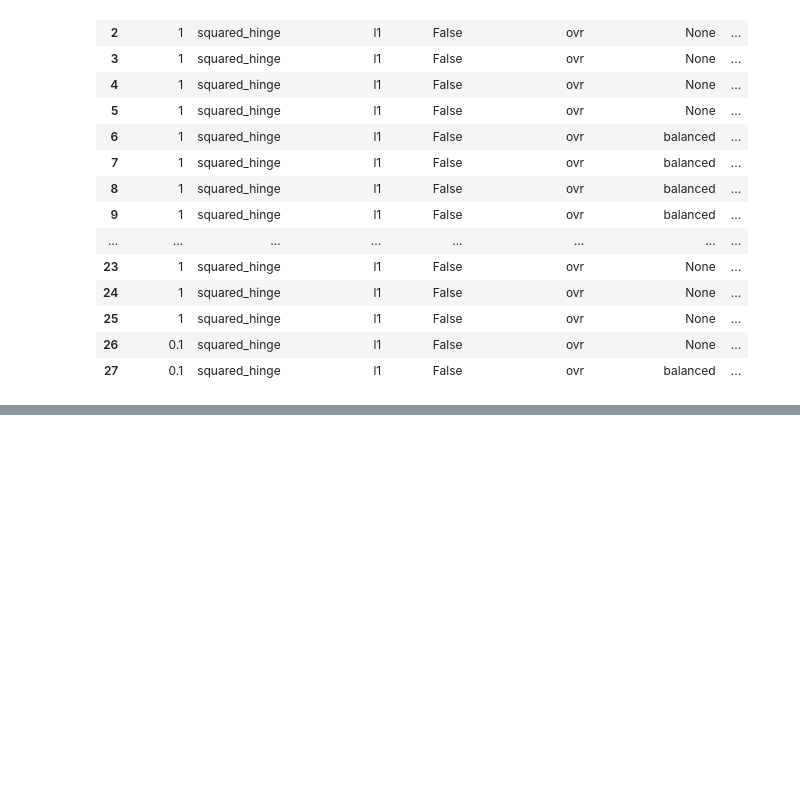
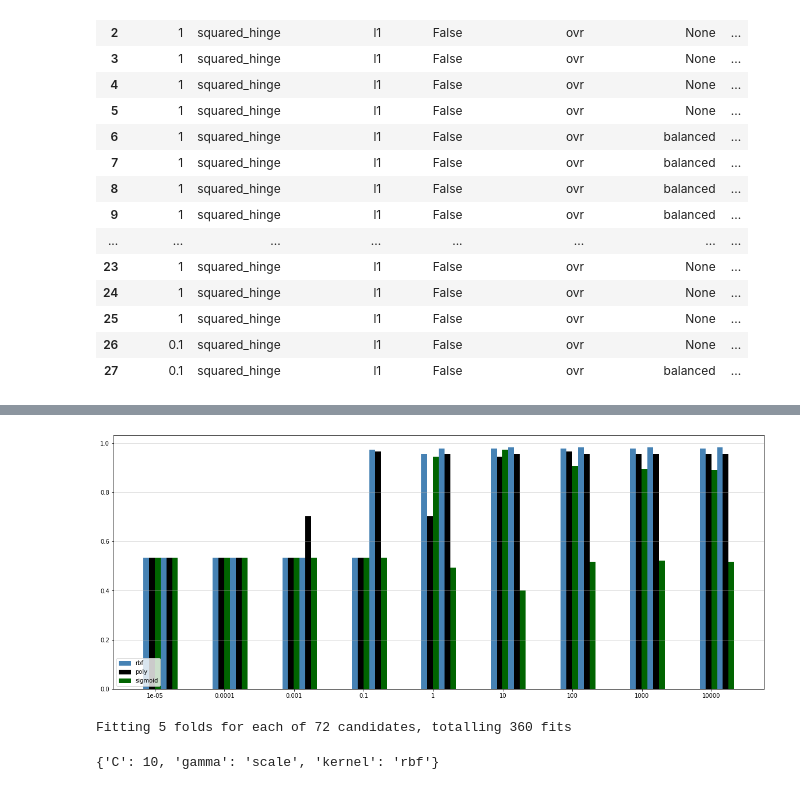
Before and after one commit to andreafabbricatore/ailab, a Jupyter notebook: Cubo_svm/HCC_svm.ipynb, the cells around one changed output, grey strips where cells are left out. Drawn from its saved outputs; the diff is of its cells as text; code cells hidden in the pictures; blank space fills up the shorter version.

```diff
--- a/Cubo_svm/HCC_svm.ipynb
+++ b/Cubo_svm/HCC_svm.ipynb
@@ -366,0 +456,5 @@ Final accuracy = 99.4737%
+# %%
+svm_res_ng = pd.DataFrame(gsin.cv_results_)[["param_C", "param_kernel", "param_gamma", "mean_test_score", "rank_test_score"]]
+svm_res_ng.sort_values(by="mean_test_score", ascending=False, inplace=True)
+svm_res_ng.reset_index(drop= True, inplace=True)
+svm_res_ng.iloc[:20,:]
@@ -366,0 +479,6 @@ Final accuracy = 99.4737%
+# %%
+best_fit_float = {}
+for i in [0.00001, 0.0001, 0.001, 0.1 , 1, 10, 100, 1000, 10000]:
+    best_fit_float[f"{i}"] = max([svm_res_ng.iloc[j,:].values for j in range(svm_res_ng.shape[0]) if svm_res_ng.iloc[j,0] == i], key= lambda x: x[3])[3]
+
+best_fit_float
@@ -366,0 +495,41 @@ Final accuracy = 99.4737%
+# %%
+svm_res_ng.sort_values(by="param_C", ascending=True, inplace=True)
+
+fig, ax = plt.subplots(figsize=(20,8))
+
+
+ax.bar([i for i in range(0,27,3)], [i for k,i in  enumerate(svm_res_ng.loc[:,"mean_test_score"]) if (svm_res_ng.iloc[k, 1] == "rbf" and svm_res_ng.iloc[k, 2] == 0.0000000001)], width= 0.25, color= "steelblue")
+ax.bar([i + 0.25 for i in range(0,27,3)], [i for k,i in  enumerate(svm_res_ng.loc[:,"mean_test_score"]) if (svm_res_ng.iloc[k, 1] == "poly" and svm_res_ng.iloc[k, 2] == 0.0000000001)], width= 0.25, color= "black")
+ax.bar([i + 0.25 + 0.25 for i in range(0,27,3)], [i for k,i in  enumerate(svm_res_ng.loc[:,"mean_test_score"]) if (svm_res_ng.iloc[k, 1] == "sigmoid" and svm_res_ng.iloc[k, 2] == 0.0000000001)], width= 0.25, color= "darkgreen")
+ax.bar([i + 0.25 + 0.25 + 0.25 for i in range(0,27,3)], [i for k,i in  enumerate(svm_res_ng.loc[:,"mean_test_score"]) if (svm_res_ng.iloc[k, 1] == "rbf" and svm_res_ng.iloc[k, 2] == 0.000000001)], width= 0.25, color= "steelblue")
+ax.bar([i + 0.25 + 0.25 + 0.25 + 0.25 for i in range(0,27,3)], [i for k,i in  enumerate(svm_res_ng.loc[:,"mean_test_score"]) if (svm_res_ng.iloc[k, 1] == "poly" and svm_res_ng.iloc[k, 2] == 0.000000001)], width= 0.25, color= "black")
+ax.bar([i + 0.25 + 0.25 + 0.25 + 0.25 + 0.25 for i in range(0,27,3)], [i for k,i in  enumerate(svm_res_ng.loc[:,"mean_test_score"]) if (svm_res_ng.iloc[k, 1] == "sigmoid" and svm_res_ng.iloc[k, 2] == 0.000000001)], width= 0.25, color= "darkgreen")
+
+
+
+
+ax.set_xticks([i + 0.385 for i in range(0,27,3)], [0.00001, 0.0001, 0.001, 0.1 , 1, 10, 100, 1000, 10000])
+
+ax.grid(axis= 'y', which= 'major', alpha=0.5)
+
+colors = {"rbf": "steelblue", "poly": "black", "sigmoid": "darkgreen"}
+label = list(colors.keys())
+handle = [plt.Rectangle((0,0),2,2, color=colors[lab]) for lab in label]
+
+ax.legend(handles= handle, labels= label, loc = "lower left")
+plt.show()
+# %% [output]
+[figure, added]
+# %%
+svm = SVC()
+p_grid = {'kernel': ['linear', 'poly', 'rbf', 'sigmoid'],
+          "C": [0.00001, 0.0001, 0.001, 0.1 , 1, 10, 100, 1000, 10000],
+          "gamma": ["scale", "auto"]
+            }
+
+gsins = GridSearchCV(svm, param_grid = p_grid, cv=5, scoring= 'accuracy', verbose= True ).fit(X1, y)
+
+gsins.best_params_
+# %% [output]
+Fitting 5 folds for each of 72 candidates, totalling 360 fits
+{'C': 10, 'gamma': 'scale', 'kernel': 'rbf'}
```
Also changed, not shown: parts of 21 cells of this notebook.
